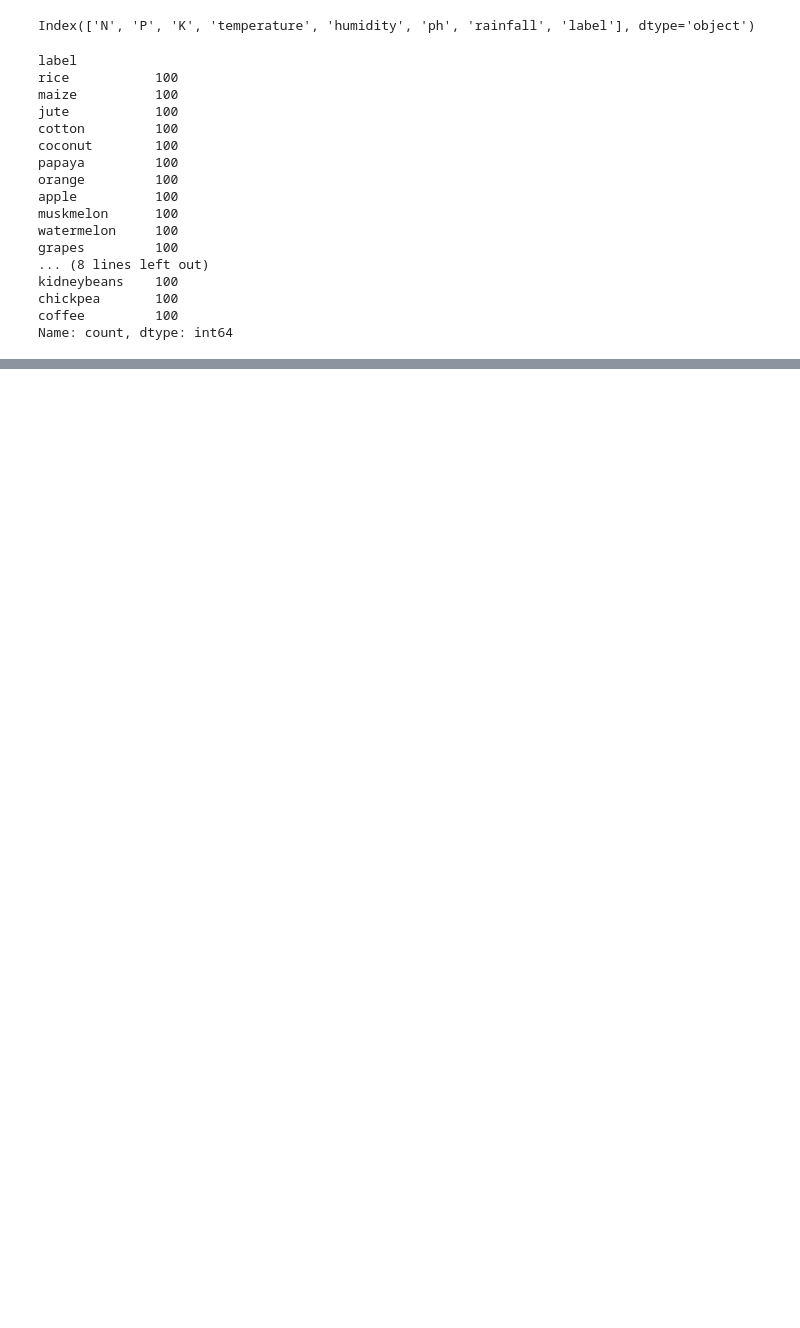
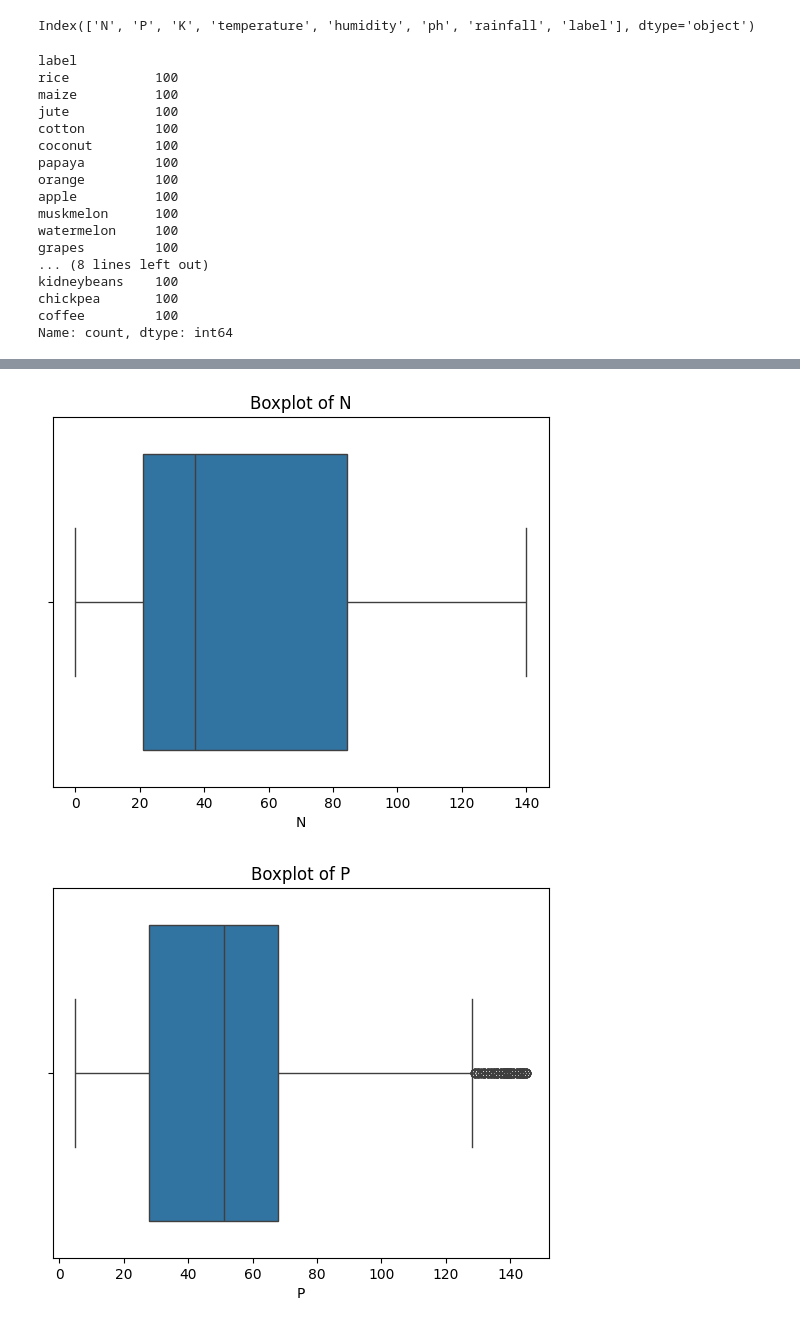
Before and after one commit to Mr-Chakradhar09/week-1, a Jupyter notebook: Crop and Fertilizer Recommendation Project -5/crop.ipynb, the cells around one changed output, grey strips where cells are left out. Saved outputs shown, nothing was run; the diff lists cells and outputs as text; code cells hidden in the pictures; blank space fills up the shorter version.

```diff
--- a/Crop and Fertilizer Recommendation Project -5/crop.ipynb
+++ b/Crop and Fertilizer Recommendation Project -5/crop.ipynb
@@ -109,0 +161,10 @@ Name: count, dtype: int64
+# %%
+# Boxplot for 'N', 'P', 'K', 'temperature', 'humidity', 'ph', 'rainfall' features
+features = ['N', 'P', 'K', 'temperature', 'humidity', 'ph', 'rainfall']
+for feature in features:
+    sns.boxplot(x=crop[feature])
+    plt.title(f'Boxplot of {feature}')
+    plt.show()
+# %% [output]
+[figure, added]
+[figure, added]
```
Also changed, not shown: parts of 13 cells of this notebook.
